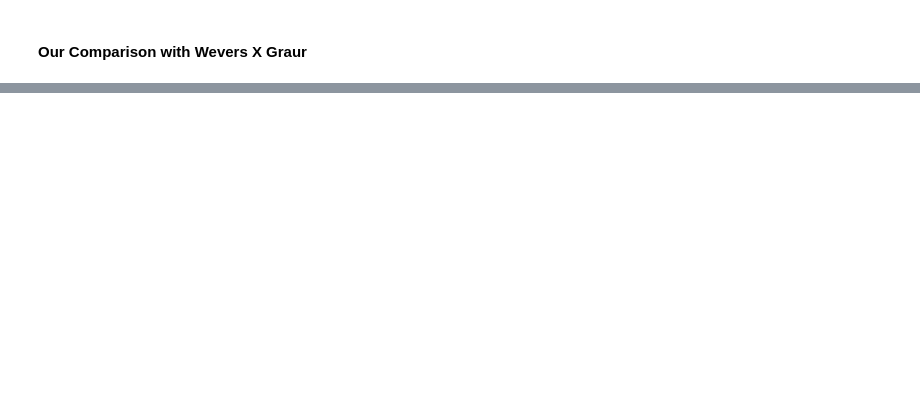
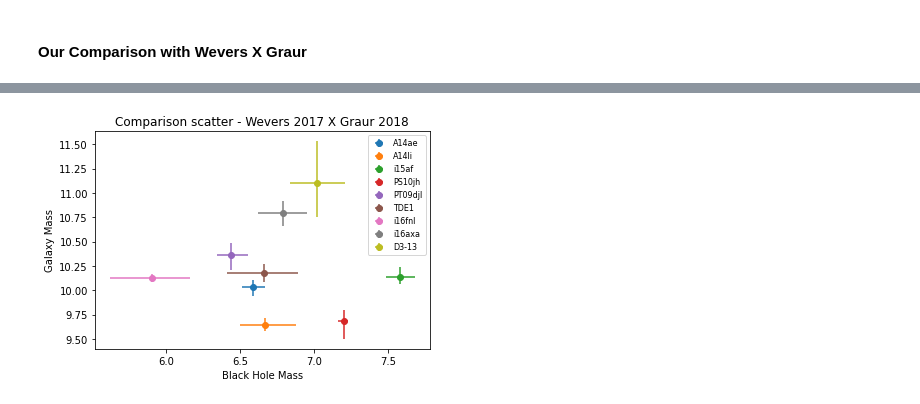
Before and after one commit to paige-uob/nicholmz, a Jupyter notebook: comp-code.ipynb, the cells around one changed output, grey strips where cells are left out. Drawn from its saved outputs; the diff is of its cells as text; code cells hidden in the pictures; blank space fills up the shorter version.

Commit message:
Most recent comparison code

```diff
--- a/comp-code.ipynb
+++ b/comp-code.ipynb
@@ -458,0 +382,45 @@ plt.show()
+# %%
+yerror1 = [[GALerr_min[0]], [GALerr_max[0]]]
+xerror1 = [[BHerr_min[0]], [BHerr_max[0]]]
+
+yerror2 = [[GALerr_min[1]], [GALerr_max[1]]]
+xerror2 = [[BHerr_min[1]], [BHerr_max[1]]]
+
+yerror3 = [[GALerr_min[14]], [GALerr_max[14]]]
+xerror3 = [[BHerr_min[14]], [BHerr_max[14]]]
+
+yerror4 = [[GALerr_min[15]], [GALerr_max[15]]]
+xerror4 = [[BHerr_min[15]], [BHerr_max[15]]]
+
+yerror5 = [[GALerr_min[17]], [GALerr_max[17]]]
+xerror5 = [[BHerr_min[17]], [BHerr_max[17]]]
+
+yerror6 = [[GALerr_min[19]], [GALerr_max[19]]]
+xerror6 = [[BHerr_min[19]], [BHerr_max[19]]]
+
+yerror7 = [[GALerr_min[24]], [GALerr_max[24]]]
+xerror7 = [[BHerr_min[24]], [BHerr_max[24]]]
+
+yerror8 = [[GALerr_min[28]], [GALerr_max[28]]]
+xerror8 = [[BHerr_min[28]], [BHerr_max[28]]]
+
+yerror9 = [[GALerr_min[30]], [GALerr_max[30]]]
+xerror9 = [[BHerr_min[30]], [BHerr_max[30]]]
+
+
+plt.ylabel('Galaxy Mass')
+plt.title('Comparison scatter - Wevers 2017 X Graur 2018')
+plt.xlabel('Black Hole Mass')
+plt.errorbar(M_BH[0], M_GAL[0], yerr = yerror1, xerr = xerror1, fmt='o', label='A14ae')
+plt.errorbar(M_BH[1], M_GAL[1], yerr = yerror2, xerr = xerror2, fmt='o', label='A14li')
+plt.errorbar(M_BH[14], M_GAL[14], yerr = yerror3, xerr = xerror3, fmt='o', label='i15af')
+plt.errorbar(M_BH[15], M_GAL[15], yerr = yerror4, xerr = xerror4, fmt='o', label='PS10jh')
+plt.errorbar(M_BH[17], M_GAL[17], yerr = yerror5, xerr = xerror5, fmt='o', label='PT09djl')
+plt.errorbar(M_BH[19], M_GAL[19], yerr = yerror6, xerr = xerror6, fmt='o', label='TDE1')
+plt.errorbar(M_BH[24], M_GAL[24], yerr = yerror7, xerr = xerror7, fmt='o', label='i16fnl')
+plt.errorbar(M_BH[28], M_GAL[28], yerr = yerror8, xerr = xerror8, fmt='o', label='i16axa')
+plt.errorbar(M_BH[30], M_GAL[30], yerr = yerror9, xerr = xerror9, fmt='o', label='D3-13')
+plt.legend(loc = 'upper right', prop={"size":8})
+plt.show()
+# %% [output]
+[figure, added]
```
Also changed, not shown: parts of 6 cells of this notebook.
